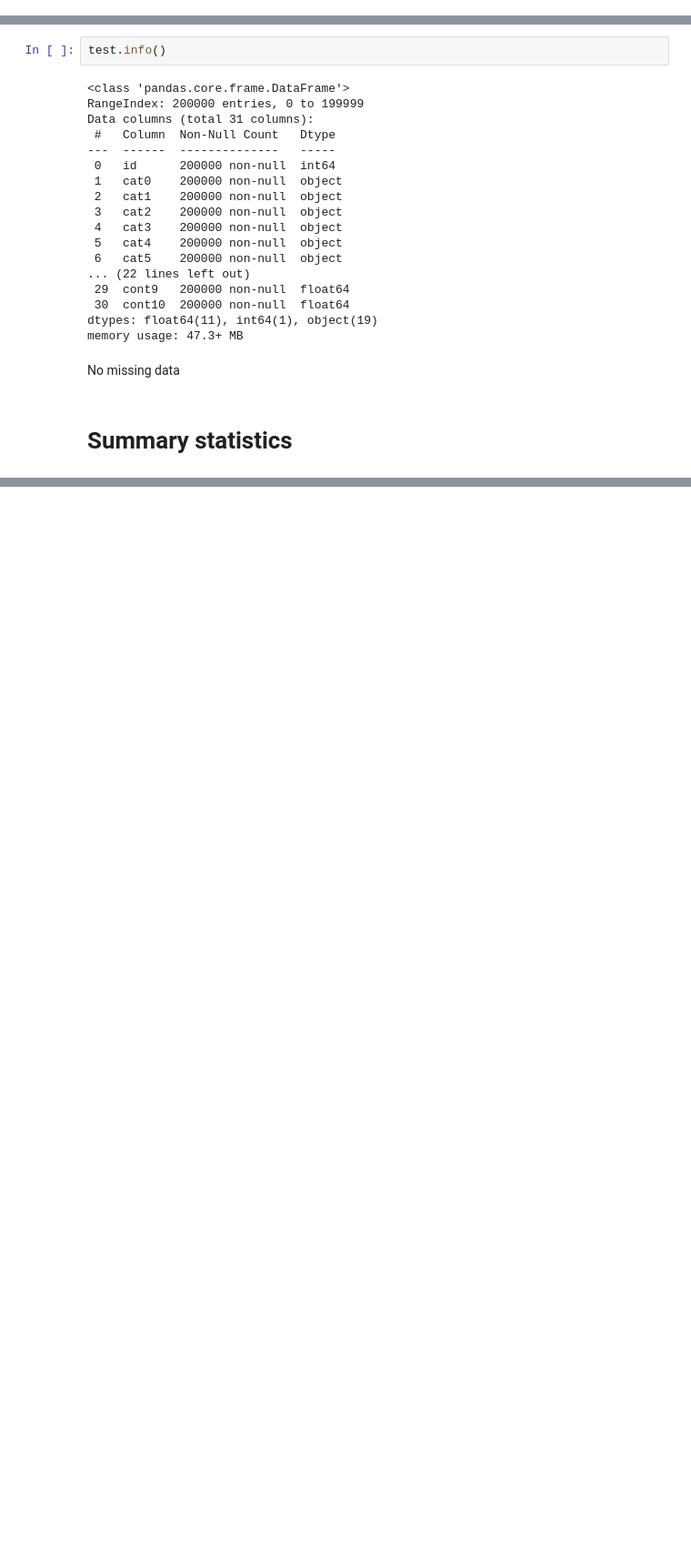
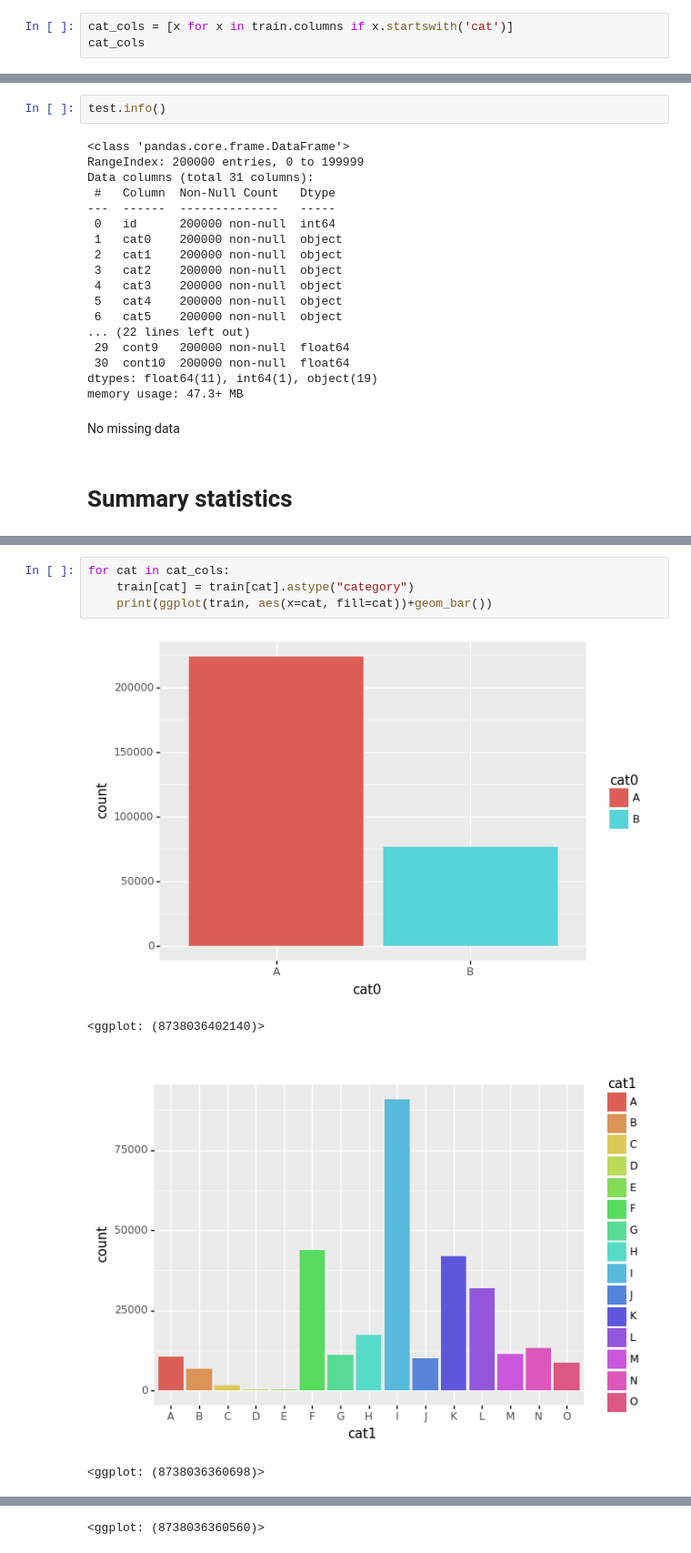
Before and after one commit to herwinvw/TabularPlaygroundMar2021, a Jupyter notebook: ExplorativeDataAnalysis.ipynb, the cells around one changed output, grey strips where cells are left out. Shown at 91% size. Drawn from its saved outputs; the diff is of its cells as text; blank space fills up the shorter version.

```diff
--- a/ExplorativeDataAnalysis.ipynb
+++ b/ExplorativeDataAnalysis.ipynb
@@ -26,0 +42,3 @@ test.shape
+# %%
+cat_cols = [x for x in train.columns if x.startswith('cat')]
+cat_cols
@@ -92,0 +162,9 @@ train.describe()
+# %%
+for cat in cat_cols:
+    train[cat] = train[cat].astype("category")
+    print(ggplot(train, aes(x=cat, fill=cat))+geom_bar())
+# %% [output]
+[figure, added]
+<ggplot: (8738036402140)>
+[figure, added]
+<ggplot: (8738036360698)>
@@ -92,0 +172 @@ train.describe()
+<ggplot: (8738036360560)>
```
Also changed, not shown: parts of 7 cells of this notebook.
